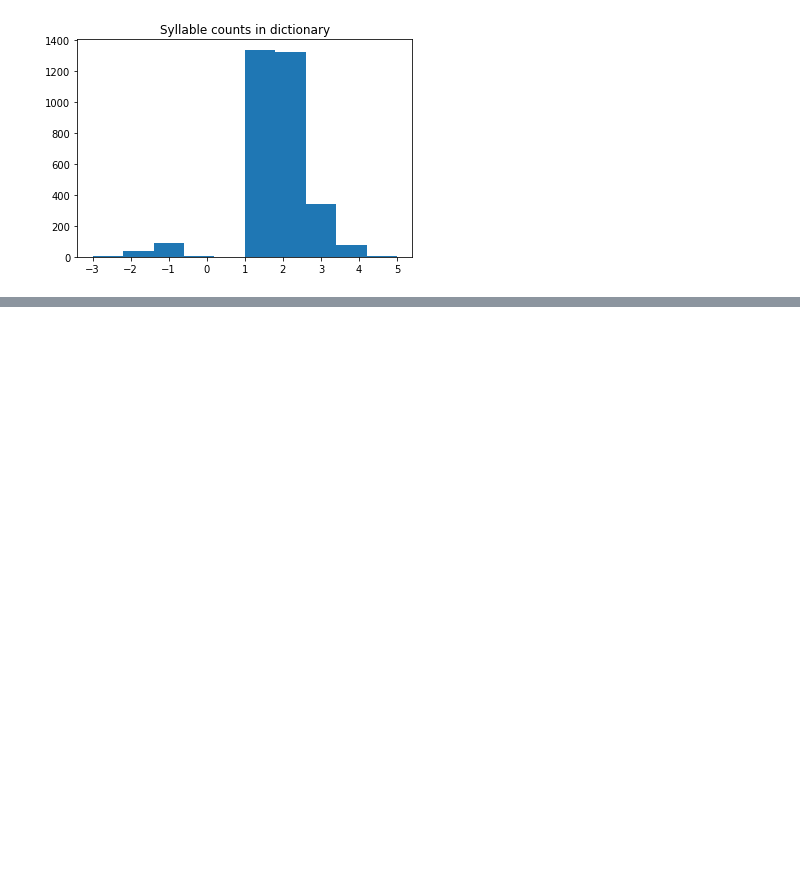
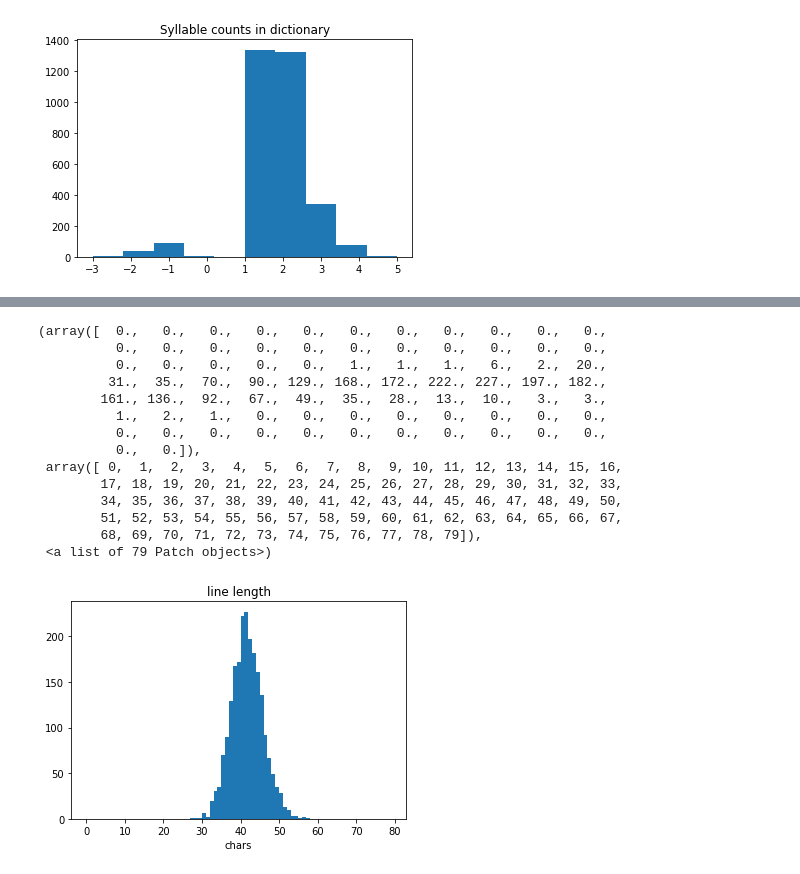
Before and after one commit to kyle-weng/Shakespearean-Poem-Generation, a Jupyter notebook: util.ipynb, the cells around one changed output, grey strips where cells are left out. Drawn from its saved outputs; the diff is of its cells as text; code cells hidden in the pictures; blank space fills up the shorter version.

```diff
--- a/util.ipynb
+++ b/util.ipynb
@@ -42,0 +58,20 @@ plt.hist([syldict[w][0] for w in syldict])
+# %%
+plt.title("line length")
+plt.xlabel("chars")
+plt.hist(lchars, bins=range(80))
+# %% [output]
+(array([  0.,   0.,   0.,   0.,   0.,   0.,   0.,   0.,   0.,   0.,   0.,
+          0.,   0.,   0.,   0.,   0.,   0.,   0.,   0.,   0.,   0.,   0.,
+          0.,   0.,   0.,   0.,   0.,   1.,   1.,   1.,   6.,   2.,  20.,
+         31.,  35.,  70.,  90., 129., 168., 172., 222., 227., 197., 182.,
+        161., 136.,  92.,  67.,  49.,  35.,  28.,  13.,  10.,   3.,   3.,
+          1.,   2.,   1.,   0.,   0.,   0.,   0.,   0.,   0.,   0.,   0.,
+          0.,   0.,   0.,   0.,   0.,   0.,   0.,   0.,   0.,   0.,   0.,
+          0.,   0.]),
+ array([ 0,  1,  2,  3,  4,  5,  6,  7,  8,  9, 10, 11, 12, 13, 14, 15, 16,
+        17, 18, 19, 20, 21, 22, 23, 24, 25, 26, 27, 28, 29, 30, 31, 32, 33,
+        34, 35, 36, 37, 38, 39, 40, 41, 42, 43, 44, 45, 46, 47, 48, 49, 50,
+        51, 52, 53, 54, 55, 56, 57, 58, 59, 60, 61, 62, 63, 64, 65, 66, 67,
+        68, 69, 70, 71, 72, 73, 74, 75, 76, 77, 78, 79]),
+ <a list of 79 Patch objects>)
+[figure, added]
```
Also changed, not shown: parts of 4 cells of this notebook.
